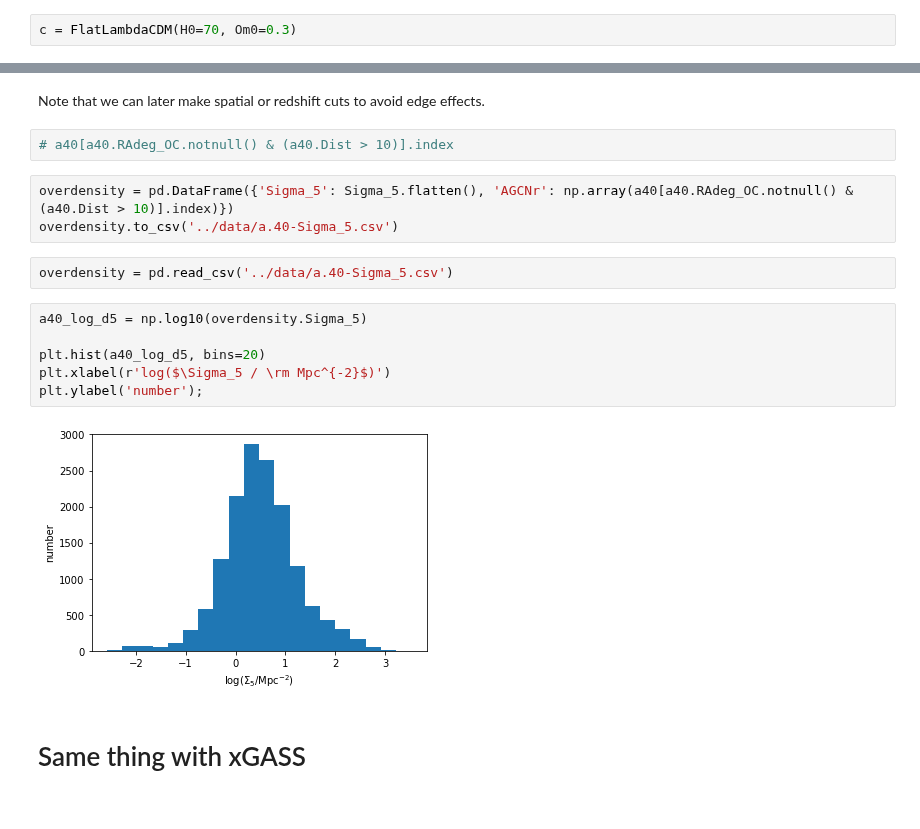
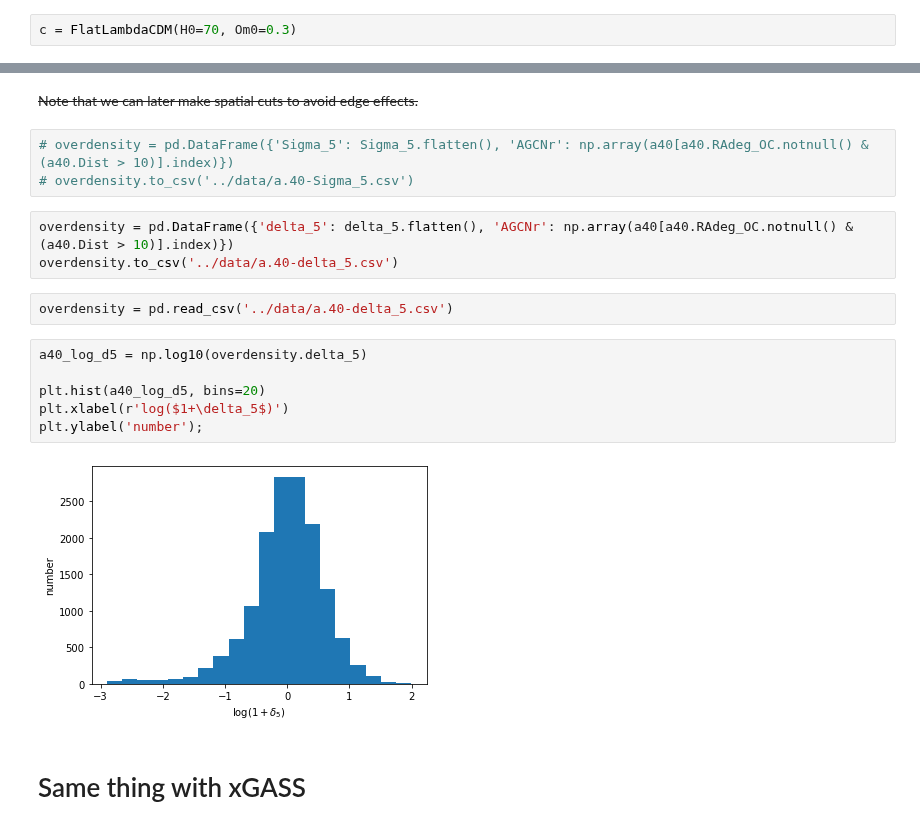
Before and after one commit to jwuphysics/HI-convnets, a Jupyter notebook: notebook/Environmental variable.ipynb, the cells around one changed output, grey strips where cells are left out. Cells and saved outputs as stored; diff of their text form.

Commit message:
normalize Sigma_5 using running median by redshift -> delta_5

```diff
--- a/notebook/Environmental variable.ipynb
+++ b/notebook/Environmental variable.ipynb
@@ -69,20 +117,21 @@ Sigma_5 = 3 / (np.pi * np.array([D.value for D in D_5])**2)
 # %% [markdown]
-Note that we can later make spatial or redshift cuts to avoid edge effects.
+~~Note that we can later make spatial cuts to avoid edge effects.~~
 # %%
-# a40[a40.RAdeg_OC.notnull() & (a40.Dist > 10)].index
+# overdensity = pd.DataFrame({'Sigma_5': Sigma_5.flatten(), 'AGCNr': np.array(a40[a40.RAdeg_OC.notnull() & (a40.Dist > 10)].index)})
+# overdensity.to_csv('../data/a.40-Sigma_5.csv')
 # %%
-overdensity = pd.DataFrame({'Sigma_5': Sigma_5.flatten(), 'AGCNr': np.array(a40[a40.RAdeg_OC.notnull() & (a40.Dist > 10)].index)})
-overdensity.to_csv('../data/a.40-Sigma_5.csv')
+overdensity = pd.DataFrame({'delta_5': delta_5.flatten(), 'AGCNr': np.array(a40[a40.RAdeg_OC.notnull() & (a40.Dist > 10)].index)})
+overdensity.to_csv('../data/a.40-delta_5.csv')
 # %%
-overdensity = pd.read_csv('../data/a.40-Sigma_5.csv')
+overdensity = pd.read_csv('../data/a.40-delta_5.csv')
 # %%
-a40_log_d5 = np.log10(overdensity.Sigma_5)
+a40_log_d5 = np.log10(overdensity.delta_5)
 
 plt.hist(a40_log_d5, bins=20)
-plt.xlabel(r'log($\Sigma_5 / \rm Mpc^{-2}$)')
+plt.xlabel(r'log($1+\delta_5$)')
 plt.ylabel('number');
 # %% [output]
-[figure, old version]
+[figure, new version]
 # %% [markdown]
 # Same thing with xGASS
 # %%
```
Also changed, not shown: parts of 33 cells of this notebook.
